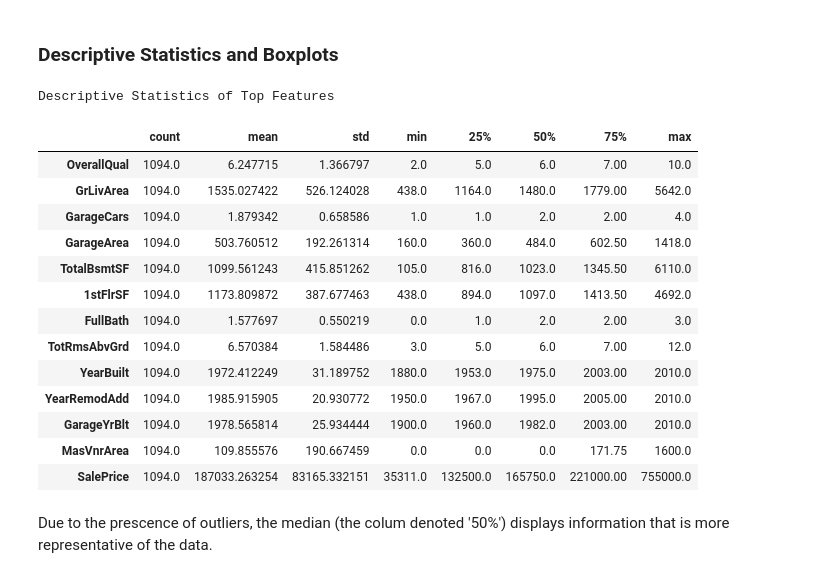
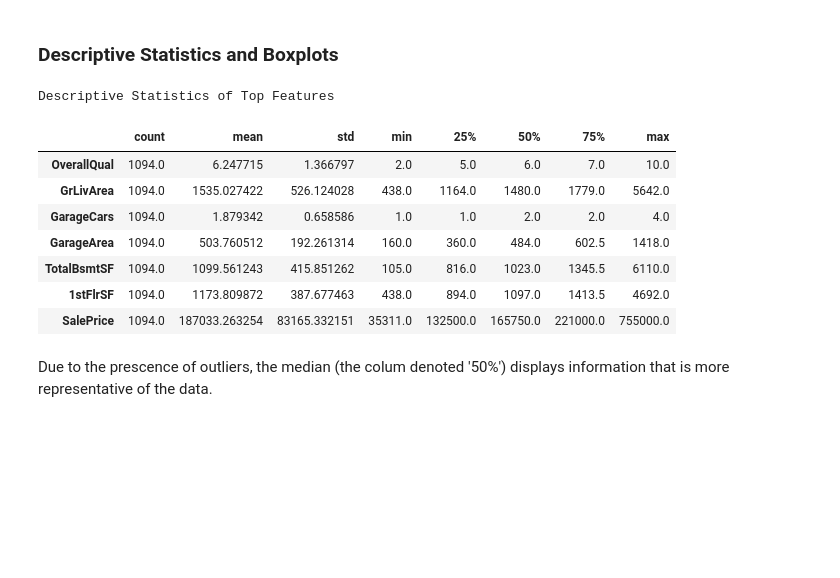
Before and after one commit to donmacfoy/ames-house-price-predictions, a Jupyter notebook: ames-house-price-predictions.ipynb, the cells around one changed output. Cells and saved outputs as stored; diff of their text form; code cells hidden in the pictures; blank space fills up the shorter version.

```diff
--- a/ames-house-price-predictions.ipynb
+++ b/ames-house-price-predictions.ipynb
@@ -512,28 +513,22 @@ There are strong correlations among features that measure a similar quality of t
 # %%
 
 ## descriptive statistics of most significant features
 print()
 print('Descriptive Statistics of Top Features')
 
 display(df_train_plot[relationship_to_target.sort_values(by='p-value'
                                                 )['feature name'
-                                                 ][:12].append(pd.Series('SalePrice'))].describe().T)
+                                                 ][:6].append(pd.Series('SalePrice'))].describe().T)
 # %% [output]
 Descriptive Statistics of Top Features
 |  | count | mean | std | min | 25% | 50% | 75% | max |
-| OverallQual | 1094.0 | 6.247715 | 1.366797 | 2.0 | 5.0 | 6.0 | 7.00 | 10.0 |
-| GrLivArea | 1094.0 | 1535.027422 | 526.124028 | 438.0 | 1164.0 | 1480.0 | 1779.00 | 5642.0 |
-| GarageCars | 1094.0 | 1.879342 | 0.658586 | 1.0 | 1.0 | 2.0 | 2.00 | 4.0 |
-| GarageArea | 1094.0 | 503.760512 | 192.261314 | 160.0 | 360.0 | 484.0 | 602.50 | 1418.0 |
-| TotalBsmtSF | 1094.0 | 1099.561243 | 415.851262 | 105.0 | 816.0 | 1023.0 | 1345.50 | 6110.0 |
-| 1stFlrSF | 1094.0 | 1173.809872 | 387.677463 | 438.0 | 894.0 | 1097.0 | 1413.50 | 4692.0 |
-| FullBath | 1094.0 | 1.577697 | 0.550219 | 0.0 | 1.0 | 2.0 | 2.00 | 3.0 |
-| TotRmsAbvGrd | 1094.0 | 6.570384 | 1.584486 | 3.0 | 5.0 | 6.0 | 7.00 | 12.0 |
-| YearBuilt | 1094.0 | 1972.412249 | 31.189752 | 1880.0 | 1953.0 | 1975.0 | 2003.00 | 2010.0 |
-| YearRemodAdd | 1094.0 | 1985.915905 | 20.930772 | 1950.0 | 1967.0 | 1995.0 | 2005.00 | 2010.0 |
-| GarageYrBlt | 1094.0 | 1978.565814 | 25.934444 | 1900.0 | 1960.0 | 1982.0 | 2003.00 | 2010.0 |
-| MasVnrArea | 1094.0 | 109.855576 | 190.667459 | 0.0 | 0.0 | 0.0 | 171.75 | 1600.0 |
-| SalePrice | 1094.0 | 187033.263254 | 83165.332151 | 35311.0 | 132500.0 | 165750.0 | 221000.00 | 755000.0 |
+| OverallQual | 1094.0 | 6.247715 | 1.366797 | 2.0 | 5.0 | 6.0 | 7.0 | 10.0 |
+| GrLivArea | 1094.0 | 1535.027422 | 526.124028 | 438.0 | 1164.0 | 1480.0 | 1779.0 | 5642.0 |
+| GarageCars | 1094.0 | 1.879342 | 0.658586 | 1.0 | 1.0 | 2.0 | 2.0 | 4.0 |
+| GarageArea | 1094.0 | 503.760512 | 192.261314 | 160.0 | 360.0 | 484.0 | 602.5 | 1418.0 |
+| TotalBsmtSF | 1094.0 | 1099.561243 | 415.851262 | 105.0 | 816.0 | 1023.0 | 1345.5 | 6110.0 |
+| 1stFlrSF | 1094.0 | 1173.809872 | 387.677463 | 438.0 | 894.0 | 1097.0 | 1413.5 | 4692.0 |
+| SalePrice | 1094.0 | 187033.263254 | 83165.332151 | 35311.0 | 132500.0 | 165750.0 | 221000.0 | 755000.0 |
 # %% [markdown]
 Due to the prescence of outliers, the median (the colum denoted '50%') displays information that is more representative of the data.
 # %%
```
Also changed, not shown: parts of 42 cells of this notebook.
